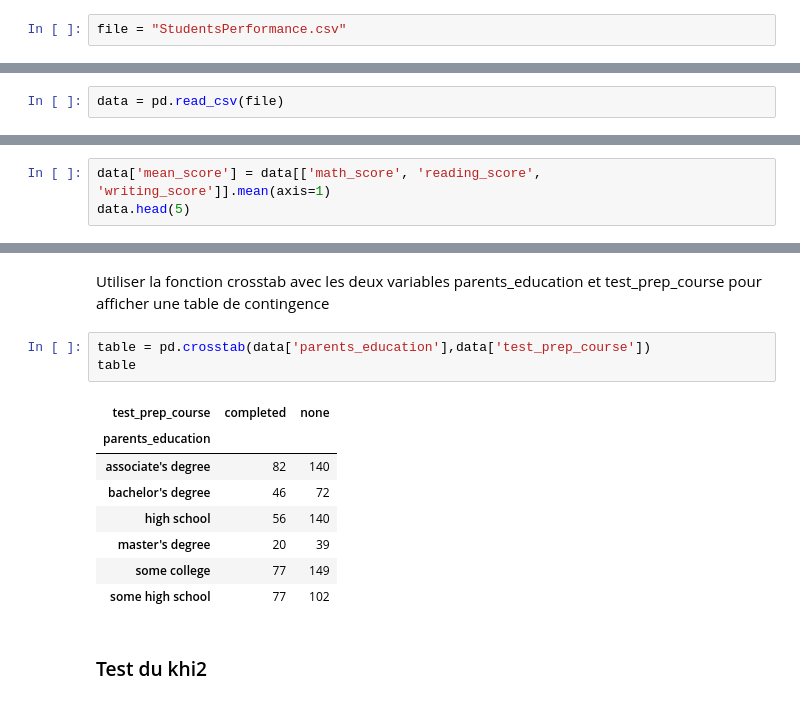
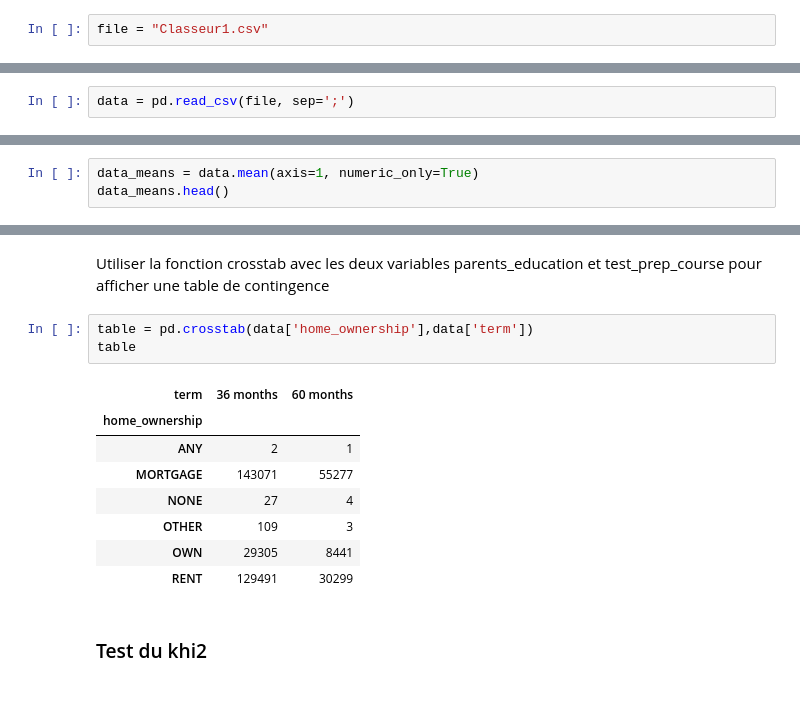
Before and after one commit to rondondaniel/python-data-analysis-course-solution, a Jupyter notebook: Day01_Part04.ipynb, the cells around one changed output, grey strips where cells are left out. Saved outputs shown, nothing was run; the diff lists cells and outputs as text.

```diff
--- a/Day01_Part04.ipynb
+++ b/Day01_Part04.ipynb
@@ -33,12 +33,12 @@ import matplotlib.pyplot as plt
 ## Les données
 Cette cellule définit le chemin vers le fichier CSV contenant les données des étudiants.
 # %%
-file = "StudentsPerformance.csv"
+file = "Classeur1.csv"
 # %% [markdown]
 ### Importation et stockage des données
 Charger les données dans un DataFrame
 # %%
-data = pd.read_csv(file)
+data = pd.read_csv(file, sep=';')
 # %% [markdown]
 ### Affichage des données
 Exécuter cette cellule pour afficher les 5 premières lignes des données importées.
@@ -56,6 +57,6 @@ data.head(5)
 # %% [markdown]
 Caluler la moyenne de notes et puis grouper les avec parents_education en calculant la moyenne des 'mean_score', stocker les résultats dans un nouveau DataFrame parents_scores
 # %%
-data['mean_score'] = data[['math_score', 'reading_score', 'writing_score']].mean(axis=1)
-data.head(5)
+data_means = data.mean(axis=1, numeric_only=True)
+data_means.head()
 # %% [output]
@@ -110,17 +121,17 @@ data[data['math_score']<100].plot(kind='scatter', x='math_score', y='reading_sco
 # %% [markdown]
 Utiliser la fonction crosstab avec les deux variables parents_education et test_prep_course pour afficher une table de contingence
 # %%
-table = pd.crosstab(data['parents_education'],data['test_prep_course'])
+table = pd.crosstab(data['home_ownership'],data['term'])
 table
 # %% [output]
-| test_prep_course | completed | none |
-| parents_education |  |  |
-| associate's degree | 82 | 140 |
-| bachelor's degree | 46 | 72 |
-| high school | 56 | 140 |
-| master's degree | 20 | 39 |
-| some college | 77 | 149 |
-| some high school | 77 | 102 |
+| term | 36 months | 60 months |
+| home_ownership |  |  |
+| ANY | 2 | 1 |
+| MORTGAGE | 143071 | 55277 |
+| NONE | 27 | 4 |
+| OTHER | 109 | 3 |
+| OWN | 29305 | 8441 |
+| RENT | 129491 | 30299 |
 # %% [markdown]
 ### Test du khi2
 # %% [markdown]
```
Also changed, not shown: parts of 11 cells of this notebook, 6 other files.
